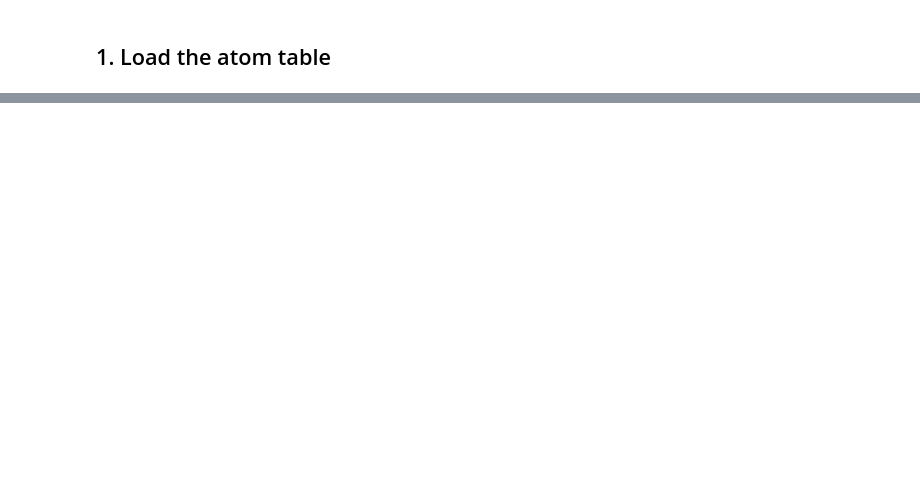
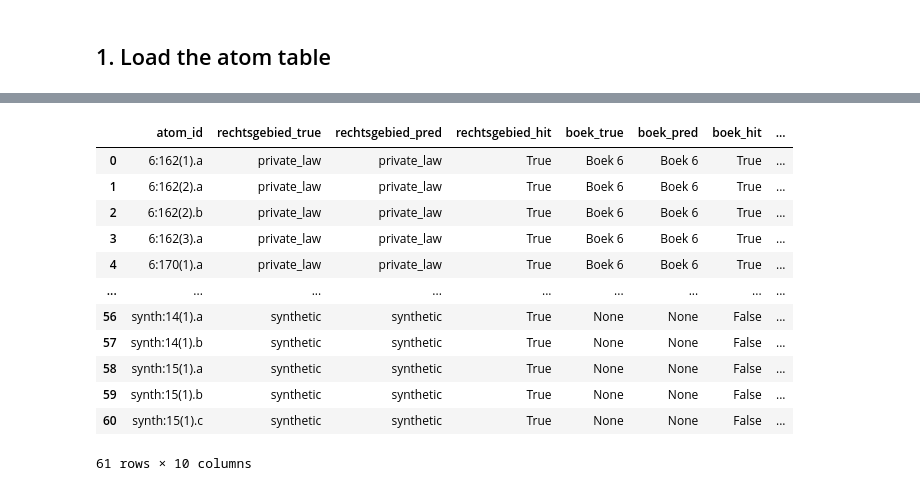
Before and after one commit to robinAssam/ArticleRelationshipModel, a Jupyter notebook: notebooks/01_explore_atoms.ipynb, the cells around one changed output, grey strips where cells are left out. Drawn from its saved outputs; the diff is of its cells as text; code cells hidden in the pictures; blank space fills up the shorter version.

```diff
--- a/notebooks/01_explore_atoms.ipynb
+++ b/notebooks/01_explore_atoms.ipynb
@@ -795,0 +811,8 @@ pd.DataFrame(sweep5)
+# %%
+from src.data.hierarchy import (
+    parse_article_id, add_taxonomy_columns, tree_summary,
+    build_hierarchy_edges, evaluate_at_levels,
+)
+
+df_tax = add_taxonomy_columns(df)
+df_tax[['atom_id', 'article_id', 'boek', 'titel', 'afdeling', 'taxonomy_path']].head(12)
@@ -795,0 +907,7 @@ pd.DataFrame(sweep5)
+# %%
+eval_hier, summary_hier = evaluate_at_levels(
+    df_tax, weights=weights_idf, sim_pairs=sim_pairs, alpha=0.5, top_k=3
+)
+print('Accuracy by level (higher = coarser prediction):')
+for k, v in summary_hier.items():
+    print(f'  {k:30s} {v}')
@@ -795,0 +922,20 @@ pd.DataFrame(sweep5)
+# %%
+# Per-atom breakdown: where did the prediction land in the tree?
+eval_hier[['atom_id',
+           'rechtsgebied_true', 'rechtsgebied_pred', 'rechtsgebied_hit',
+           'boek_true',         'boek_pred',         'boek_hit',
+           'article_id_true',   'article_id_pred',   'article_id_hit']]
+# %% [output]
+|  | atom_id | rechtsgebied_true | rechtsgebied_pred | rechtsgebied_hit | boek_true | boek_pred | boek_hit | ... |
+| 0 | 6:162(1).a | private_law | private_law | True | Boek 6 | Boek 6 | True | ... |
+| 1 | 6:162(2).a | private_law | private_law | True | Boek 6 | Boek 6 | True | ... |
+| 2 | 6:162(2).b | private_law | private_law | True | Boek 6 | Boek 6 | True | ... |
+| 3 | 6:162(3).a | private_law | private_law | True | Boek 6 | Boek 6 | True | ... |
+| 4 | 6:170(1).a | private_law | private_law | True | Boek 6 | Boek 6 | True | ... |
+| ... | ... | ... | ... | ... | ... | ... | ... | ... |
+| 56 | synth:14(1).a | synthetic | synthetic | True | None | None | False | ... |
+| 57 | synth:14(1).b | synthetic | synthetic | True | None | None | False | ... |
+| 58 | synth:15(1).a | synthetic | synthetic | True | None | None | False | ... |
+| 59 | synth:15(1).b | synthetic | synthetic | True | None | None | False | ... |
+| 60 | synth:15(1).c | synthetic | synthetic | True | None | None | False | ... |
+61 rows × 10 columns
```
Also changed, not shown: parts of 94 cells of this notebook, 7 other files.
